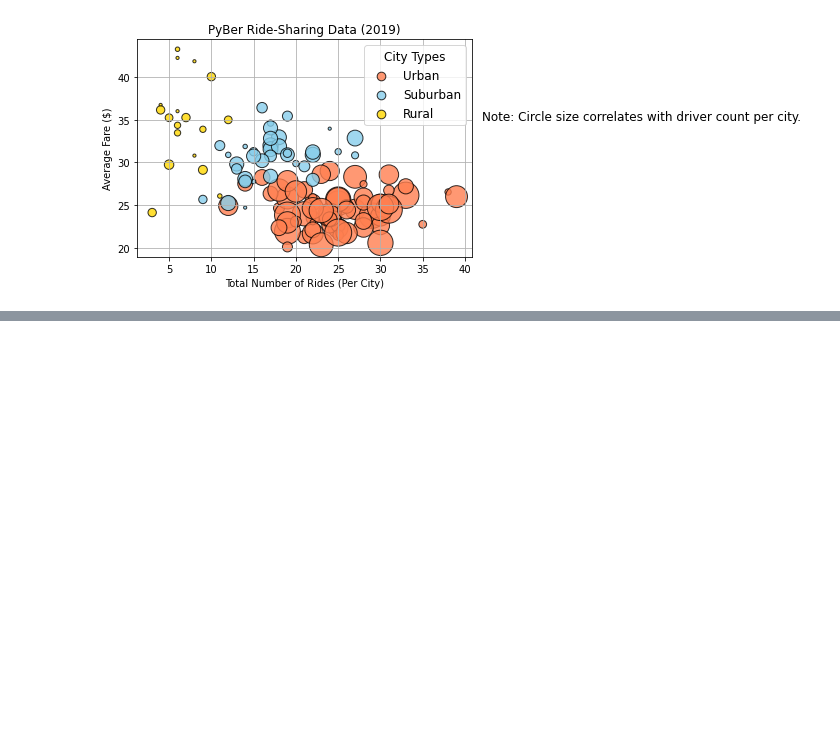
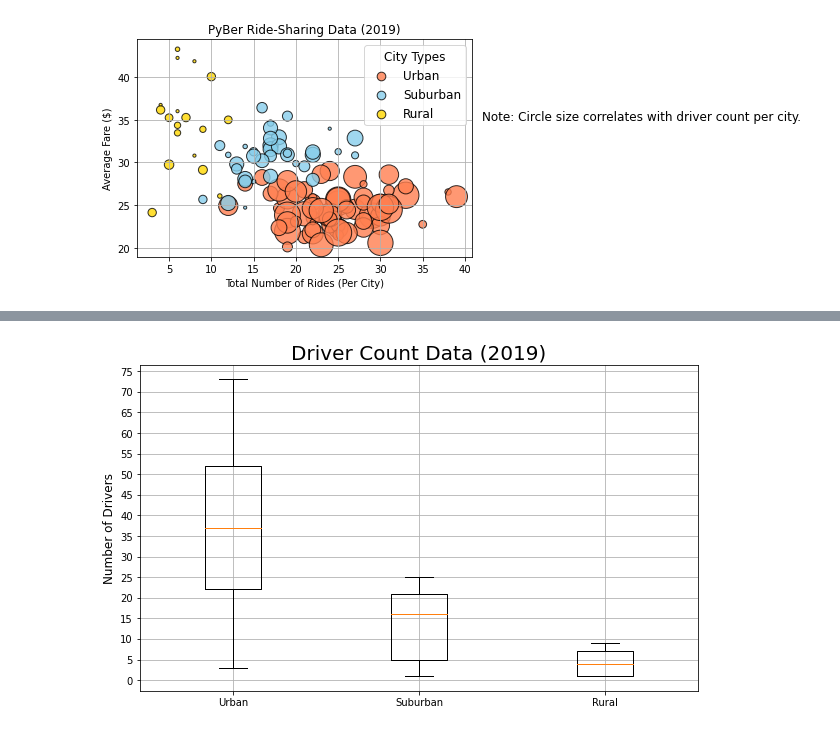
Before and after one commit to MCRobish/PyBer_Analysis, a Jupyter notebook: PyBer.ipynb, the cells around one changed output, grey strips where cells are left out. Saved outputs shown, nothing was run; the diff lists cells and outputs as text; code cells hidden in the pictures; blank space fills up the shorter version.

```diff
--- a/PyBer.ipynb
+++ b/PyBer.ipynb
@@ -260,0 +412,6 @@ plt.savefig("analysis/Fig1.png")
+# %%
+#create series for each driver count
+urban_drivers = urban_cities_df["driver_count"]
+suburban_drivers = suburban_cities_df["driver_count"]
+rural_drivers = rural_cities_df["driver_count"]
+urban_drivers.head()
@@ -260,0 +476,13 @@ plt.savefig("analysis/Fig1.png")
+# %%
+#Create a box and whisker plot for driver data
+x_labels = ["Urban", "Suburban", "Rural"]
+all_drivers = [urban_drivers, suburban_drivers, rural_drivers]
+fig, ax = plt.subplots(figsize=(10,6))
+ax.boxplot(all_drivers, labels=x_labels)
+ax.set_title("Driver Count Data (2019)",fontsize=20)
+ax.set_ylabel("Number of Drivers", fontsize=12)
+ax.set_yticks(np.arange(0,76,step=5))
+plt.grid()
+plt.show()
+# %% [output]
+[figure, added]
```
Also changed, not shown: parts of 20 cells of this notebook.
